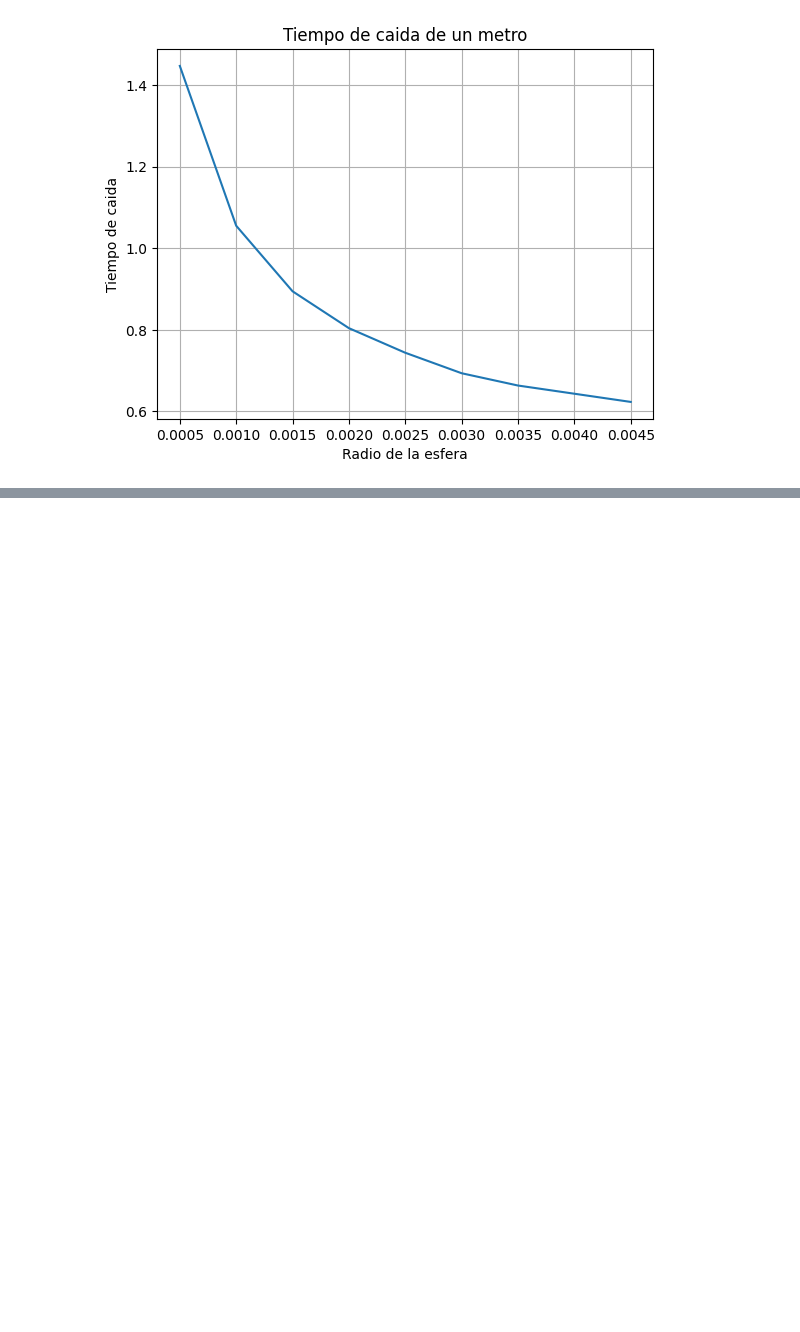
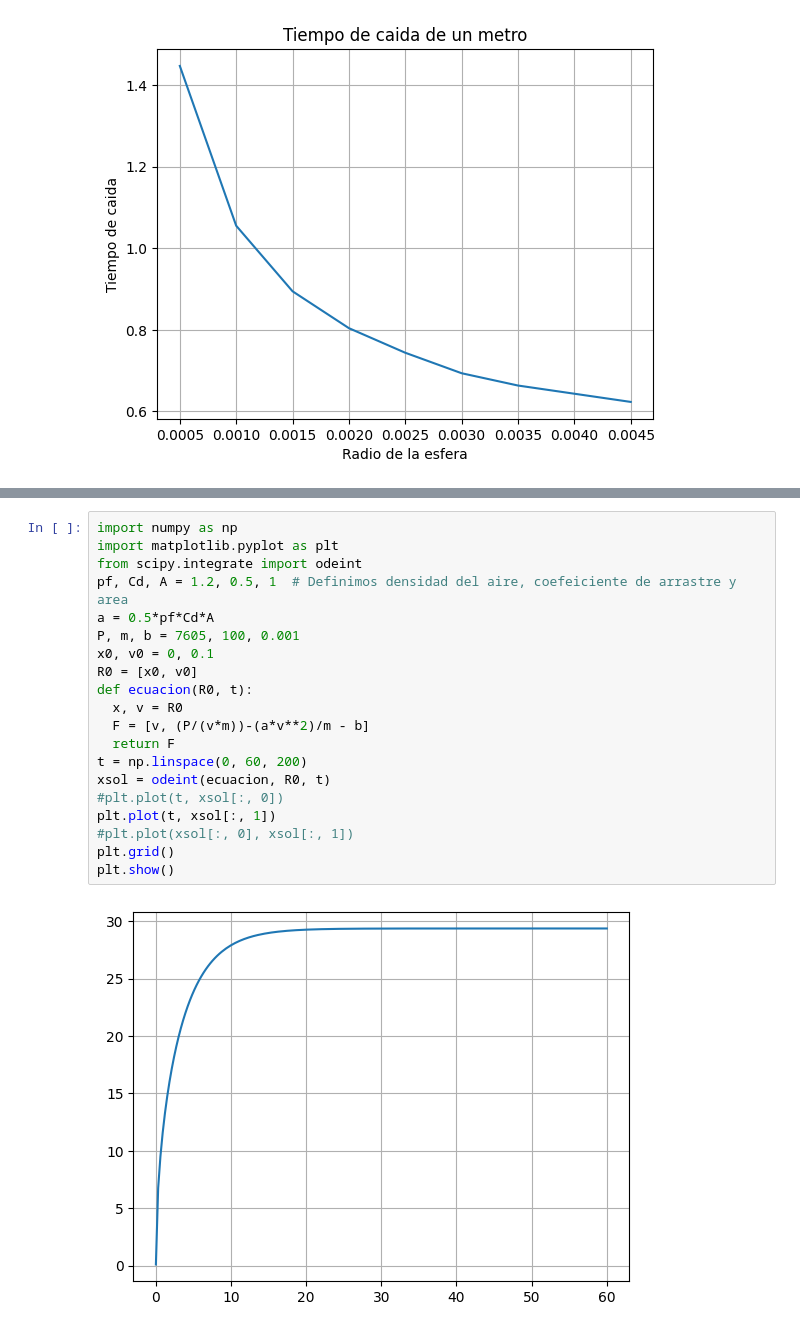
Before and after one commit to cjimenez275/Simulacion_Fisica, a Jupyter notebook: 7_ODEINT.ipynb, the cells around one changed output, grey strips where cells are left out. Saved outputs shown, nothing was run; the diff lists cells and outputs as text; blank space fills up the shorter version.

```diff
--- a/7_ODEINT.ipynb
+++ b/7_ODEINT.ipynb
@@ -278,0 +296,22 @@ plt.show()
+# %%
+import numpy as np
+import matplotlib.pyplot as plt
+from scipy.integrate import odeint
+pf, Cd, A = 1.2, 0.5, 1  # Definimos densidad del aire, coefeiciente de arrastre y area
+a = 0.5*pf*Cd*A
+P, m, b = 7605, 100, 0.001
+x0, v0 = 0, 0.1
+R0 = [x0, v0]
+def ecuacion(R0, t):
+  x, v = R0
+  F = [v, (P/(v*m))-(a*v**2)/m - b]
+  return F
+t = np.linspace(0, 60, 200)
+xsol = odeint(ecuacion, R0, t)
+#plt.plot(t, xsol[:, 0])
+plt.plot(t, xsol[:, 1])
+#plt.plot(xsol[:, 0], xsol[:, 1])
+plt.grid()
+plt.show()
+# %% [output]
+[figure, added]
```
Also changed, not shown: parts of 3 cells of this notebook.
